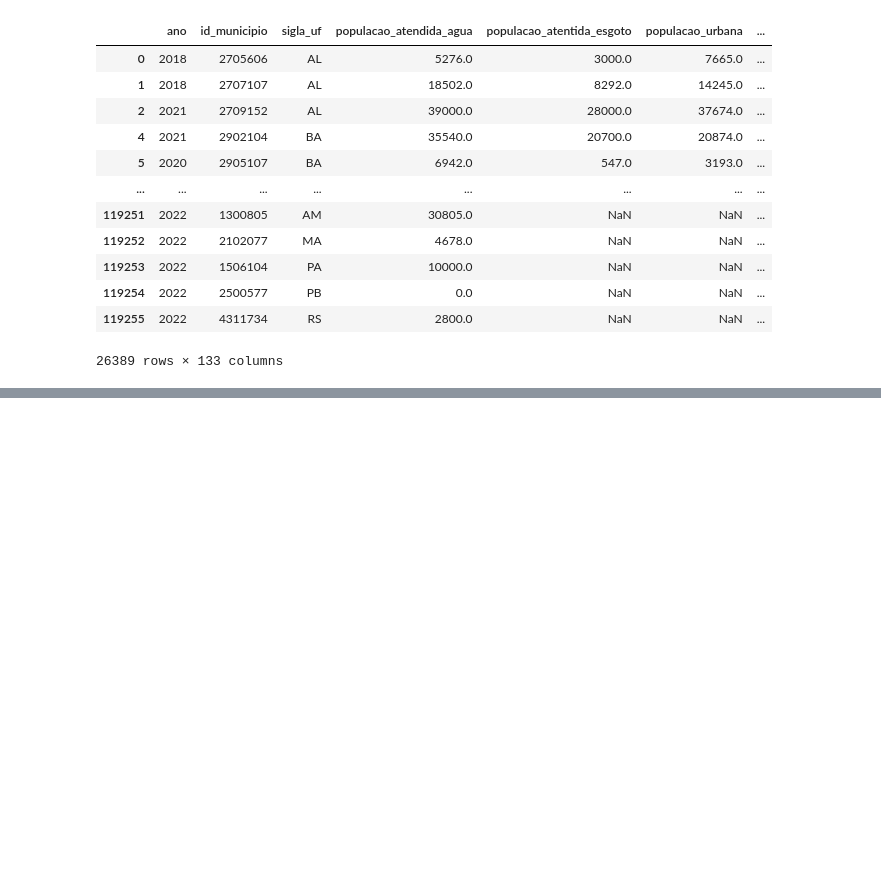
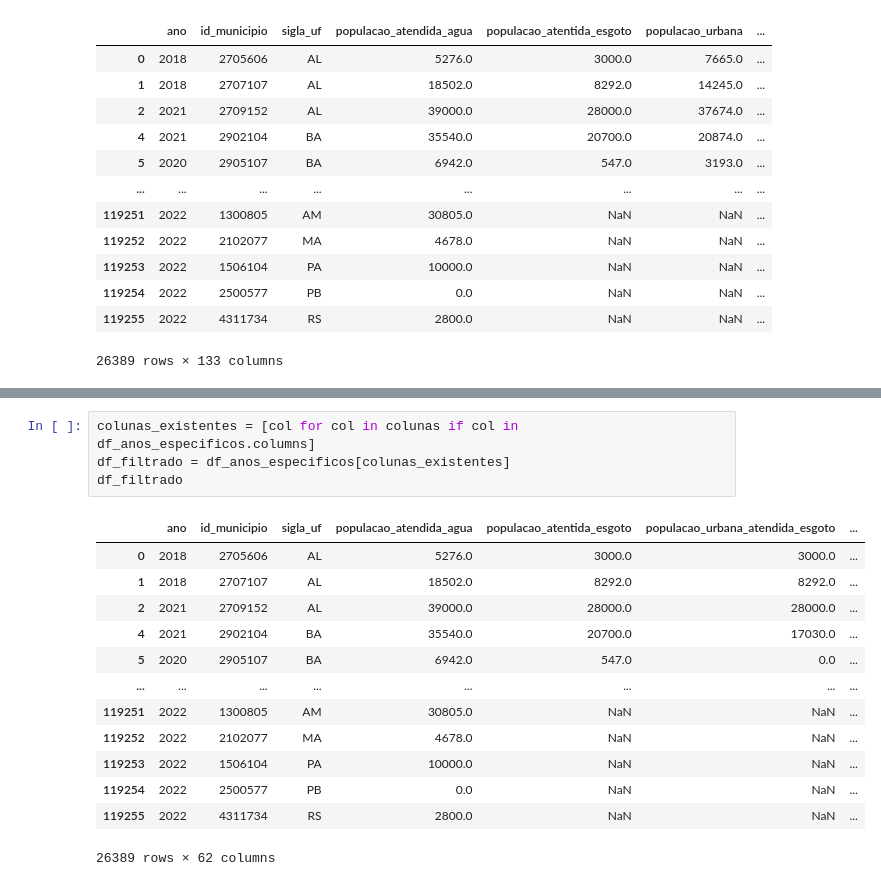
Before and after one commit to bianca-nazare/Projeto_Final_IA, a Jupyter notebook: analise.ipynb, the cells around one changed output, grey strips where cells are left out. Saved outputs shown, nothing was run; the diff lists cells and outputs as text; blank space fills up the shorter version.

```diff
--- a/analise.ipynb
+++ b/analise.ipynb
@@ -38,0 +104,18 @@ df_anos_especificos
+# %%
+colunas_existentes = [col for col in colunas if col in df_anos_especificos.columns]
+df_filtrado = df_anos_especificos[colunas_existentes]
+df_filtrado
+# %% [output]
+|  | ano | id_municipio | sigla_uf | populacao_atendida_agua | populacao_atentida_esgoto | populacao_urbana_atendida_esgoto | ... |
+| 0 | 2018 | 2705606 | AL | 5276.0 | 3000.0 | 3000.0 | ... |
+| 1 | 2018 | 2707107 | AL | 18502.0 | 8292.0 | 8292.0 | ... |
+| 2 | 2021 | 2709152 | AL | 39000.0 | 28000.0 | 28000.0 | ... |
+| 4 | 2021 | 2902104 | BA | 35540.0 | 20700.0 | 17030.0 | ... |
+| 5 | 2020 | 2905107 | BA | 6942.0 | 547.0 | 0.0 | ... |
+| ... | ... | ... | ... | ... | ... | ... | ... |
+| 119251 | 2022 | 1300805 | AM | 30805.0 | NaN | NaN | ... |
+| 119252 | 2022 | 2102077 | MA | 4678.0 | NaN | NaN | ... |
+| 119253 | 2022 | 1506104 | PA | 10000.0 | NaN | NaN | ... |
+| 119254 | 2022 | 2500577 | PB | 0.0 | NaN | NaN | ... |
+| 119255 | 2022 | 4311734 | RS | 2800.0 | NaN | NaN | ... |
+26389 rows × 62 columns
```
Also changed, not shown: parts of 13 cells of this notebook, 1 other file.
